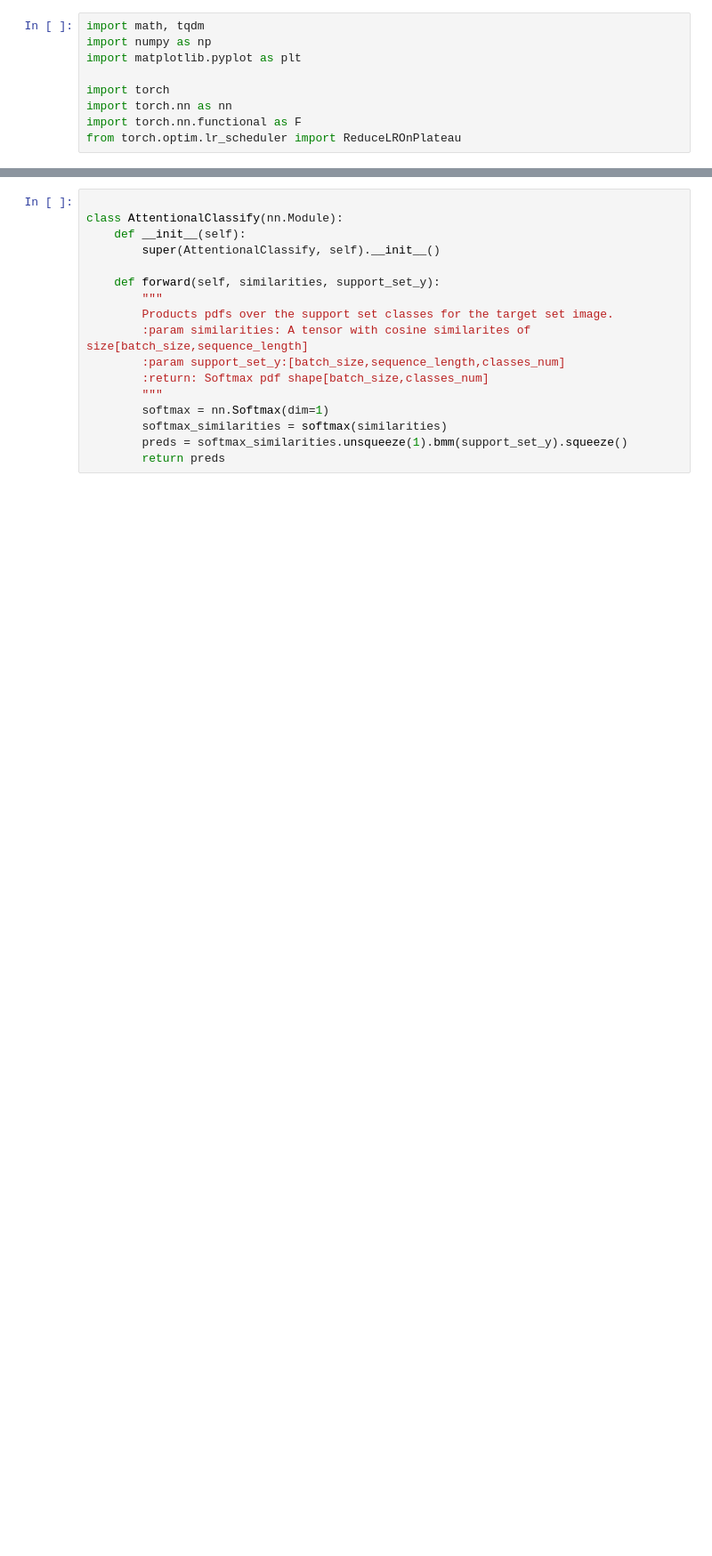
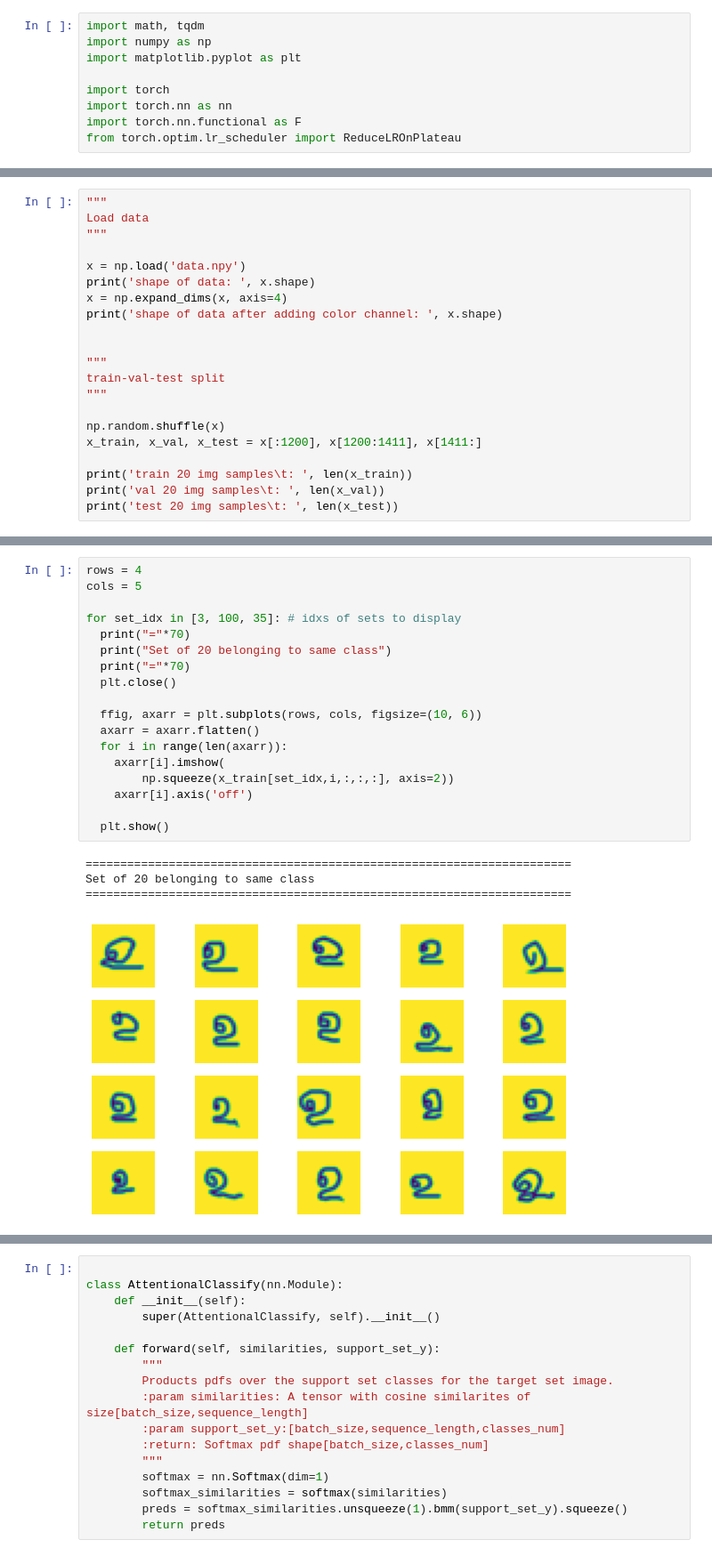
Before and after one commit to INF800/10hourcodingchallenge, a Jupyter notebook: matching_networks.ipynb, the cells around one changed output, grey strips where cells are left out. Shown at 89% size. Drawn from its saved outputs; the diff is of its cells as text; blank space fills up the shorter version.

```diff
--- a/matching_networks.ipynb
+++ b/matching_networks.ipynb
@@ -33,0 +34,21 @@ print (x_train.shape)
+# %%
+"""
+Load data
+"""
+
+x = np.load('data.npy')
+print('shape of data: ', x.shape)
+x = np.expand_dims(x, axis=4)
+print('shape of data after adding color channel: ', x.shape)
+
+
+"""
+train-val-test split
+"""
+
+np.random.shuffle(x)
+x_train, x_val, x_test = x[:1200], x[1200:1411], x[1411:]
+
+print('train 20 img samples\t: ', len(x_train))
+print('val 20 img samples\t: ', len(x_val))
+print('test 20 img samples\t: ', len(x_test))
@@ -63,0 +76,23 @@ for i in range(0,20):
+# %%
+rows = 4
+cols = 5
+
+for set_idx in [3, 100, 35]: # idxs of sets to display
+  print("="*70)
+  print("Set of 20 belonging to same class")
+  print("="*70)
+  plt.close()
+
+  ffig, axarr = plt.subplots(rows, cols, figsize=(10, 6))
+  axarr = axarr.flatten()
+  for i in range(len(axarr)):
+    axarr[i].imshow(
+        np.squeeze(x_train[set_idx,i,:,:,:], axis=2))
+    axarr[i].axis('off')
+
+  plt.show()
+# %% [output]
+======================================================================
+Set of 20 belonging to same class
+======================================================================
+[figure, added]
```
Also changed, not shown: parts of 21 cells of this notebook.
